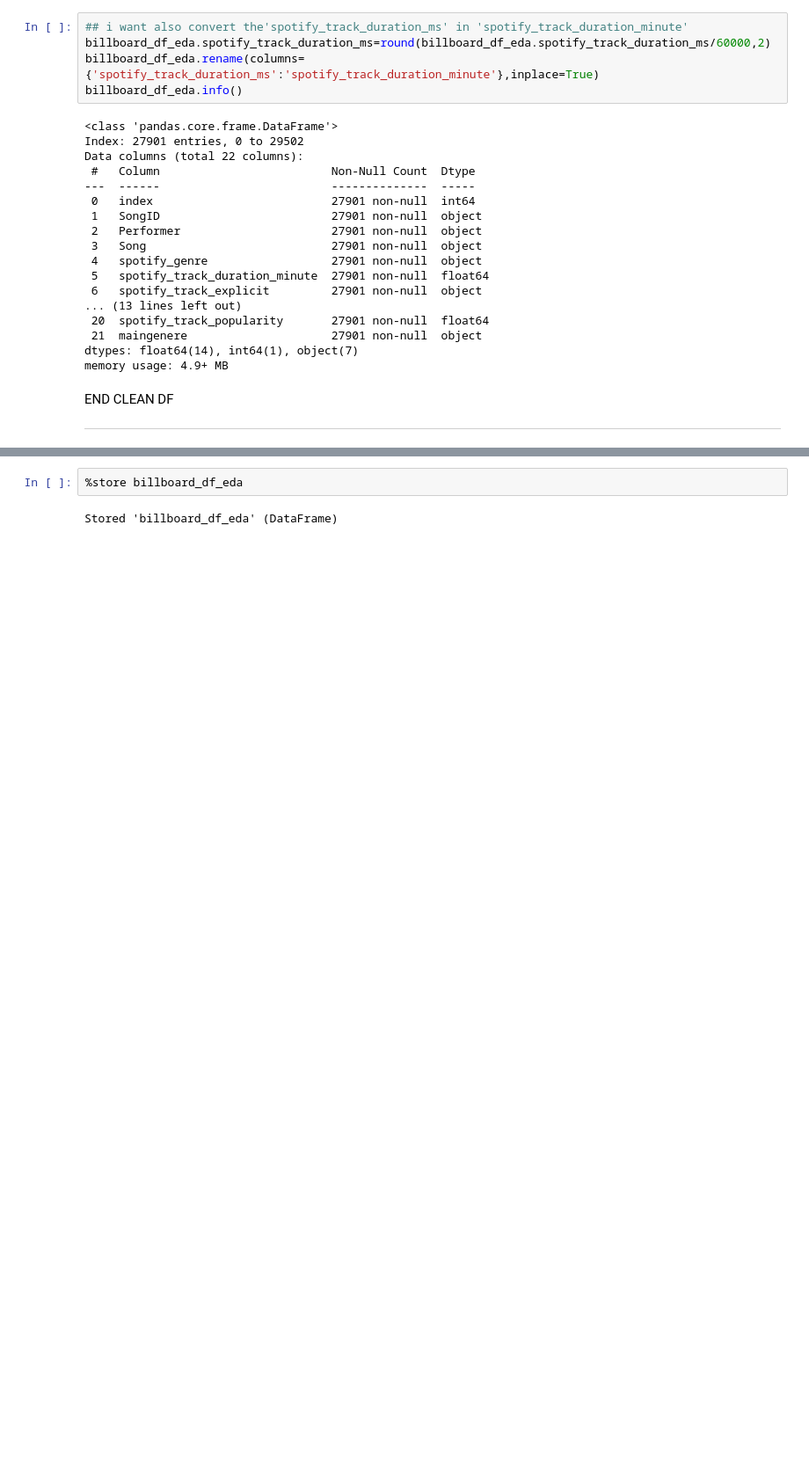
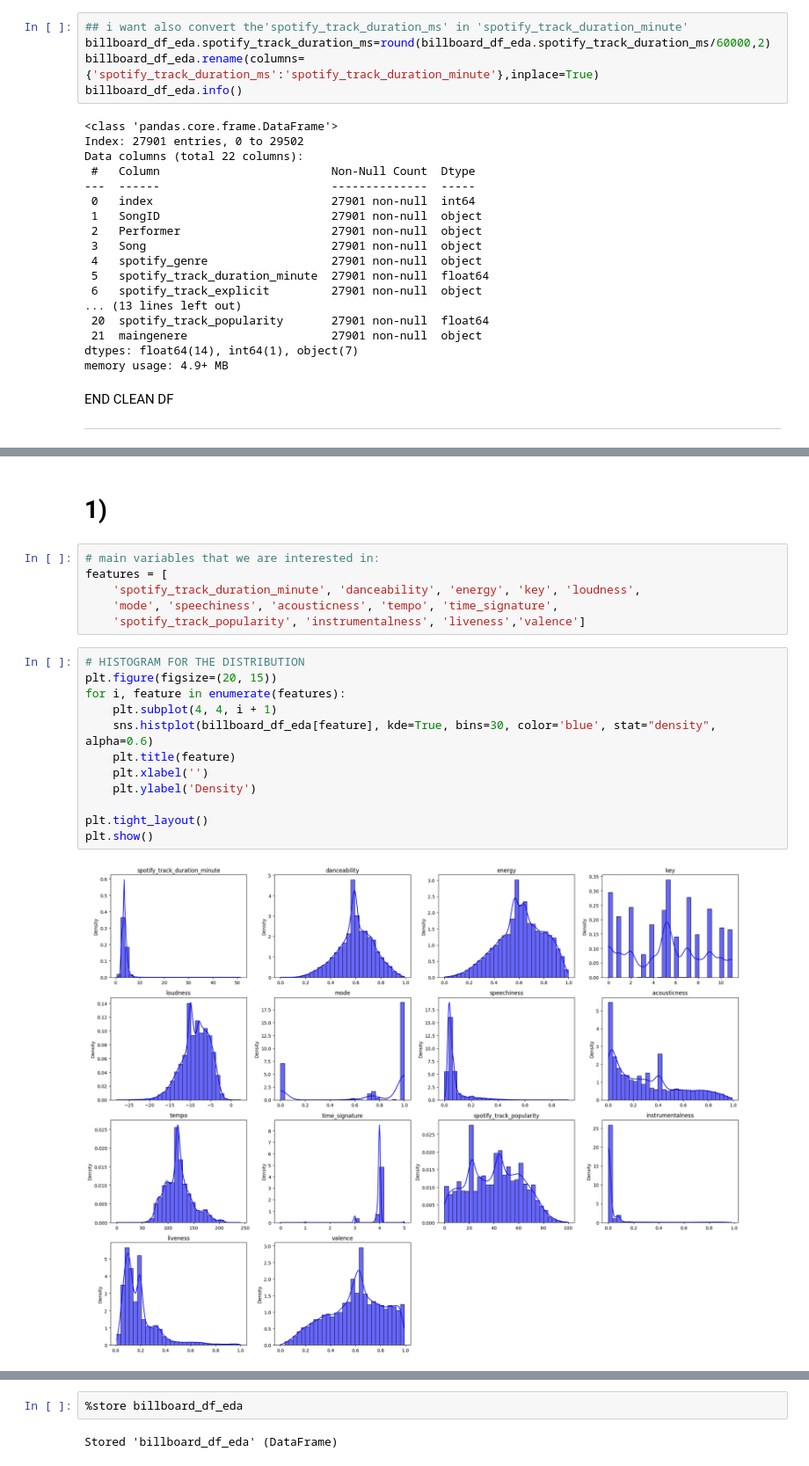
Before and after one commit to alelovo/Project_MachineLearning, a Jupyter notebook: EDA.ipynb, the cells around one changed output, grey strips where cells are left out. Shown at 88% size. Saved outputs shown, nothing was run; the diff lists cells and outputs as text; blank space fills up the shorter version.

```diff
--- a/EDA.ipynb
+++ b/EDA.ipynb
@@ -288,0 +301,22 @@ ________________________________________________________________________________
+# %% [markdown]
+# 1)
+# %%
+# main variables that we are interested in:
+features = [
+    'spotify_track_duration_minute', 'danceability', 'energy', 'key', 'loudness',
+    'mode', 'speechiness', 'acousticness', 'tempo', 'time_signature',
+    'spotify_track_popularity', 'instrumentalness', 'liveness','valence']
+# %%
+# HISTOGRAM FOR THE DISTRIBUTION
+plt.figure(figsize=(20, 15))
+for i, feature in enumerate(features):
+    plt.subplot(4, 4, i + 1)
+    sns.histplot(billboard_df_eda[feature], kde=True, bins=30, color='blue', stat="density", alpha=0.6)
+    plt.title(feature)
+    plt.xlabel('')
+    plt.ylabel('Density')
+
+plt.tight_layout()
+plt.show()
+# %% [output]
+[figure, added]
```
Also changed, not shown: parts of 18 cells of this notebook, 2 other files.
